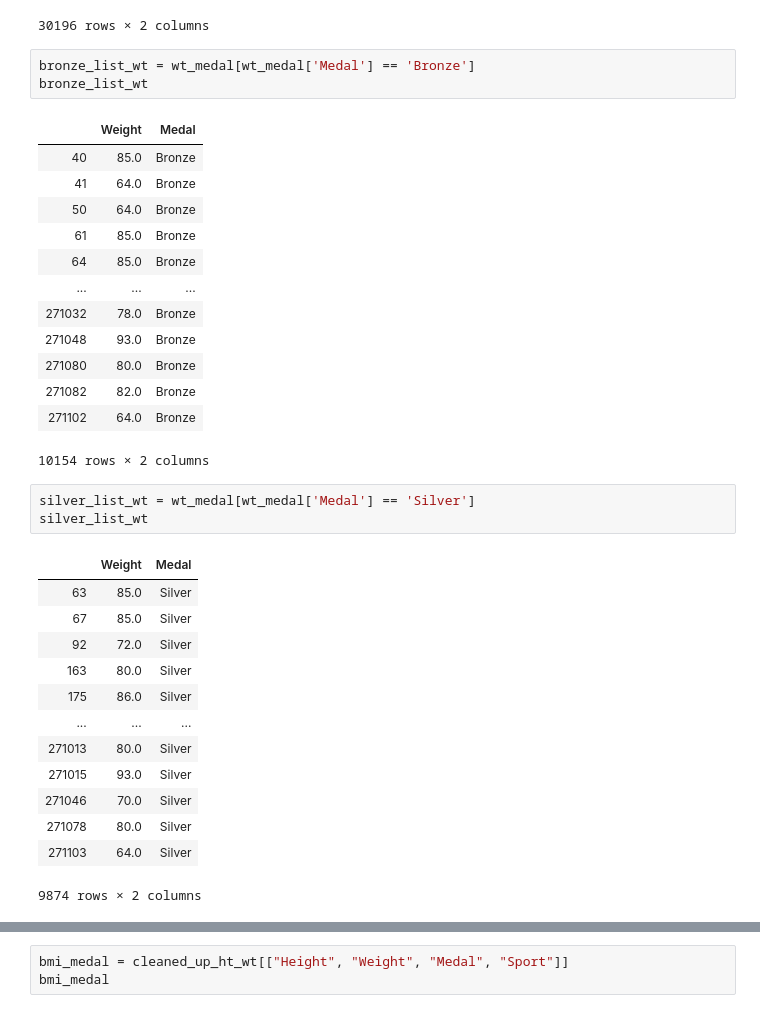
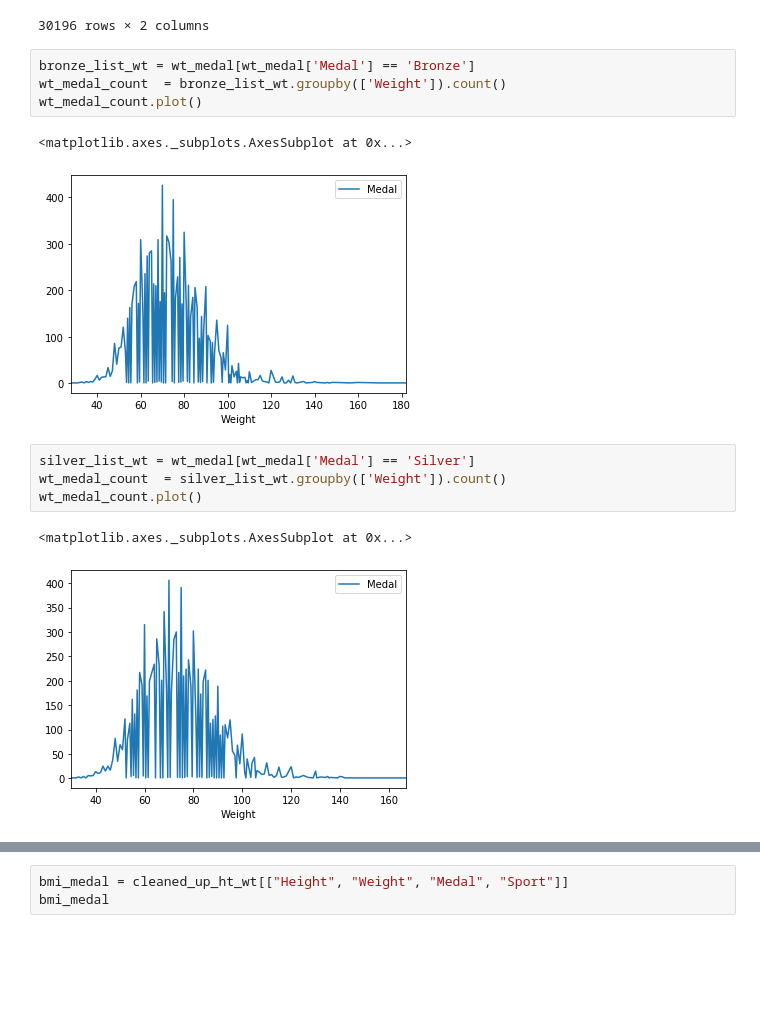
Before and after one commit to ameya-ganchha/python-challege, a Jupyter notebook: Downloads/Project-1-Shruti (1)/Project-1-Shruti/Resources/ht_wt_vs_medal.ipynb, the cells around one changed output, grey strips where cells are left out. Drawn from its saved outputs; the diff is of its cells as text; blank space fills up the shorter version.

```diff
--- a/Downloads/Project-1-Shruti (1)/Project-1-Shruti/Resources/ht_wt_vs_medal.ipynb
+++ b/Downloads/Project-1-Shruti (1)/Project-1-Shruti/Resources/ht_wt_vs_medal.ipynb
@@ -154,37 +135,17 @@ wt_medal
 30196 rows × 2 columns
 # %%
 bronze_list_wt = wt_medal[wt_medal['Medal'] == 'Bronze']
-bronze_list_wt
+wt_medal_count  = bronze_list_wt.groupby(['Weight']).count()
+wt_medal_count.plot()
 # %% [output]
-|  | Weight | Medal |
-| 40 | 85.0 | Bronze |
-| 41 | 64.0 | Bronze |
-| 50 | 64.0 | Bronze |
-| 61 | 85.0 | Bronze |
-| 64 | 85.0 | Bronze |
-| ... | ... | ... |
-| 271032 | 78.0 | Bronze |
-| 271048 | 93.0 | Bronze |
-| 271080 | 80.0 | Bronze |
-| 271082 | 82.0 | Bronze |
-| 271102 | 64.0 | Bronze |
-10154 rows × 2 columns
+<matplotlib.axes._subplots.AxesSubplot at 0x...>
+[figure, added]
 # %%
 silver_list_wt = wt_medal[wt_medal['Medal'] == 'Silver']
-silver_list_wt
+wt_medal_count  = silver_list_wt.groupby(['Weight']).count()
+wt_medal_count.plot()
 # %% [output]
-|  | Weight | Medal |
-| 63 | 85.0 | Silver |
-| 67 | 85.0 | Silver |
-| 92 | 72.0 | Silver |
-| 163 | 80.0 | Silver |
-| 175 | 86.0 | Silver |
-| ... | ... | ... |
-| 271013 | 80.0 | Silver |
-| 271015 | 93.0 | Silver |
-| 271046 | 70.0 | Silver |
-| 271078 | 80.0 | Silver |
-| 271103 | 64.0 | Silver |
-9874 rows × 2 columns
+<matplotlib.axes._subplots.AxesSubplot at 0x...>
+[figure, added]
 # %%
 gold_list_wt = wt_medal[wt_medal['Medal'] == 'Gold']
```
Also changed, not shown: parts of 7 cells of this notebook, 8 other files.
